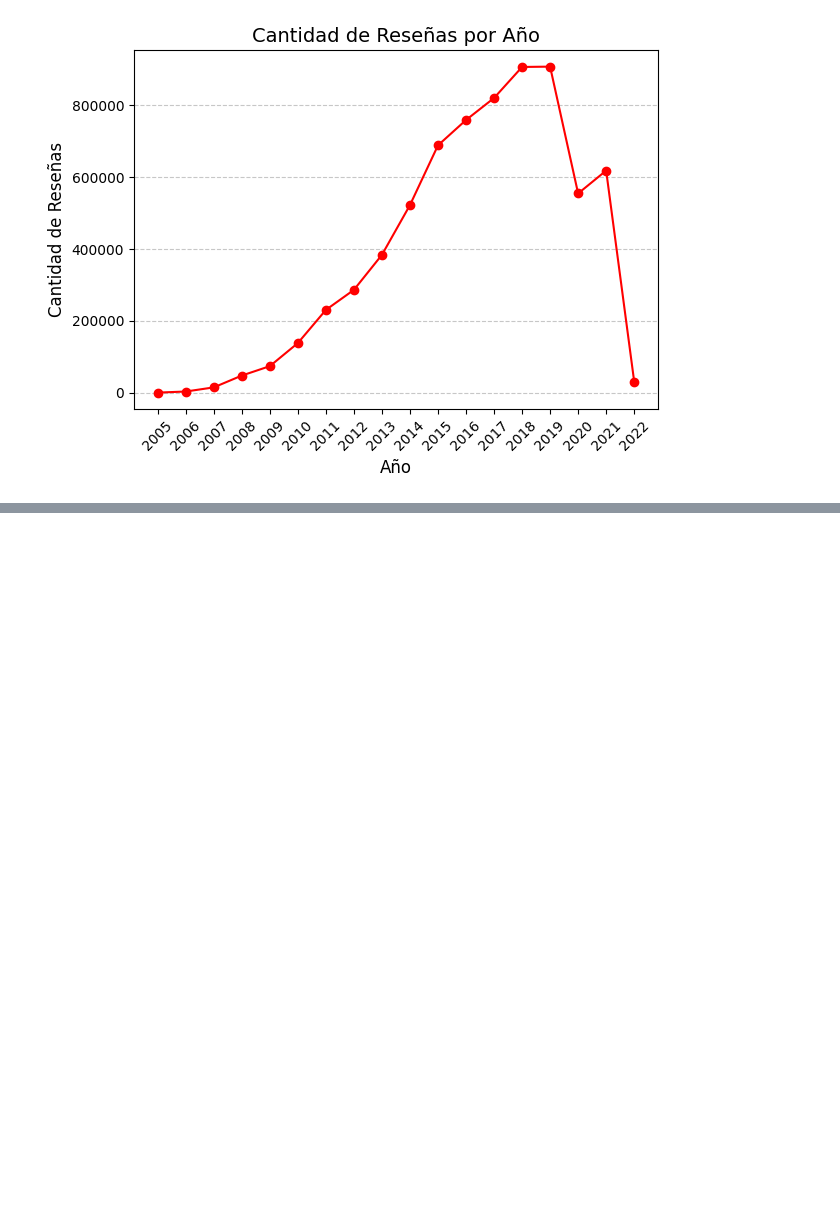
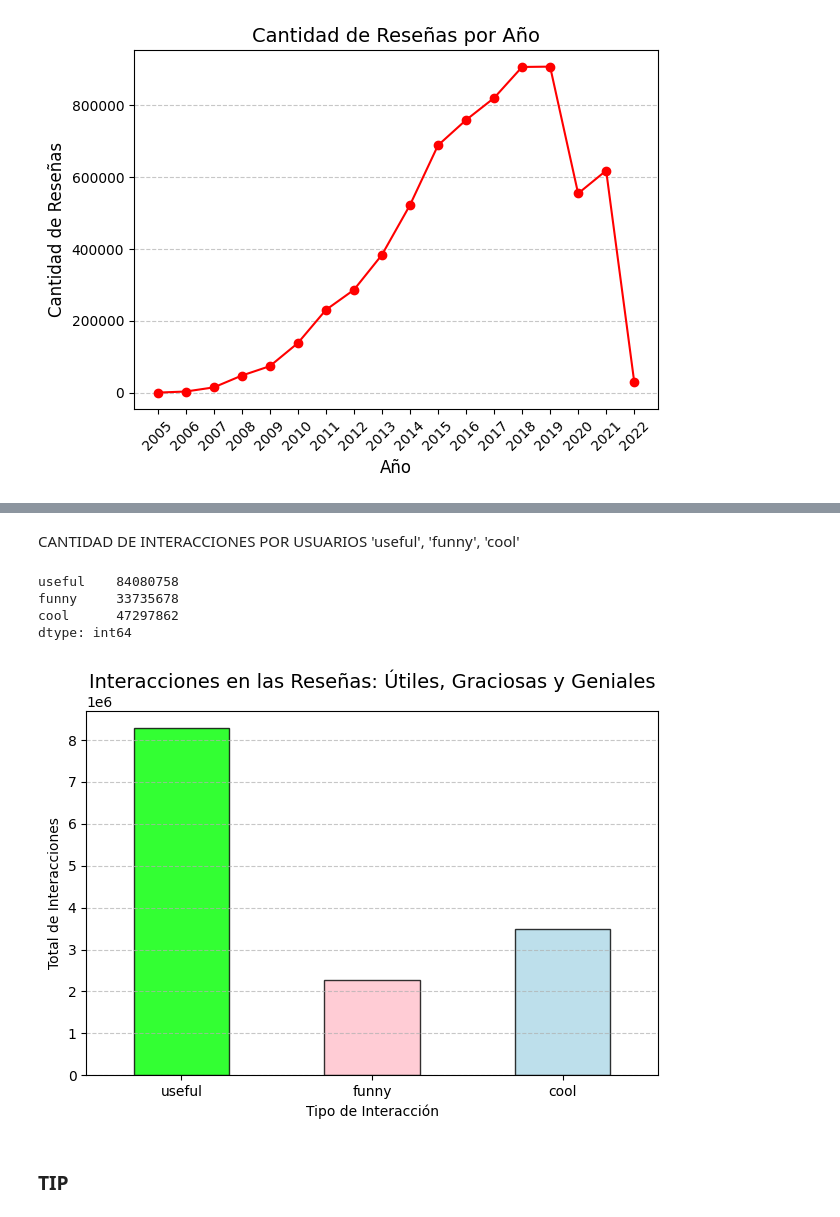
Before and after one commit to SDCaFlo/datapt11_pf_grupo02, a Jupyter notebook: EDA.ipynb, the cells around one changed output, grey strips where cells are left out. Drawn from its saved outputs; the diff is of its cells as text; code cells hidden in the pictures; blank space fills up the shorter version.

```diff
--- a/EDA.ipynb
+++ b/EDA.ipynb
@@ -373,0 +500,31 @@ plt.show()
+# %% [markdown]
+CANTIDAD DE INTERACCIONES POR USUARIOS 'useful', 'funny', 'cool'
+# %%
+# Calcular la suma total de cada interacción
+interaction_totals_usuarios = df_user[['useful', 'funny', 'cool']].sum()
+interaction_totals_usuarios
+# %% [output]
+useful    84080758
+funny     33735678
+cool      47297862
+dtype: int64
+# %%
+# Crear el gráfico de barras
+
+interaction_totals.plot(kind='bar', color=['lime', 'pink', 'lightblue'], alpha=0.8, edgecolor='black')
+
+# Personalizar el gráfico
+plt.title('Interacciones en las Reseñas: Útiles, Graciosas y Geniales', fontsize=14)
+plt.ylabel('Total de Interacciones', fontsize=10)
+plt.xlabel('Tipo de Interacción', fontsize=10)
+plt.xticks(rotation=0, fontsize=10)
+plt.yticks(fontsize=10)
+plt.grid(axis='y', linestyle='--', alpha=0.7)
+
+# Mostrar el gráfico
+plt.tight_layout()
+plt.show()
+# %% [output]
+[figure, added]
+# %% [markdown]
+<h3>TIP</h3>
```
Also changed, not shown: parts of 41 cells of this notebook.
